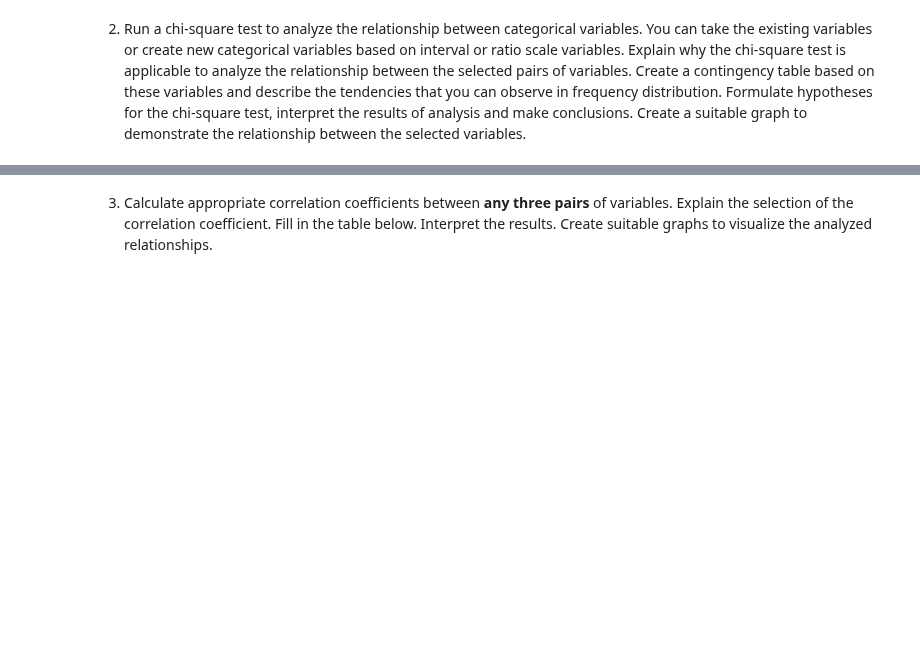
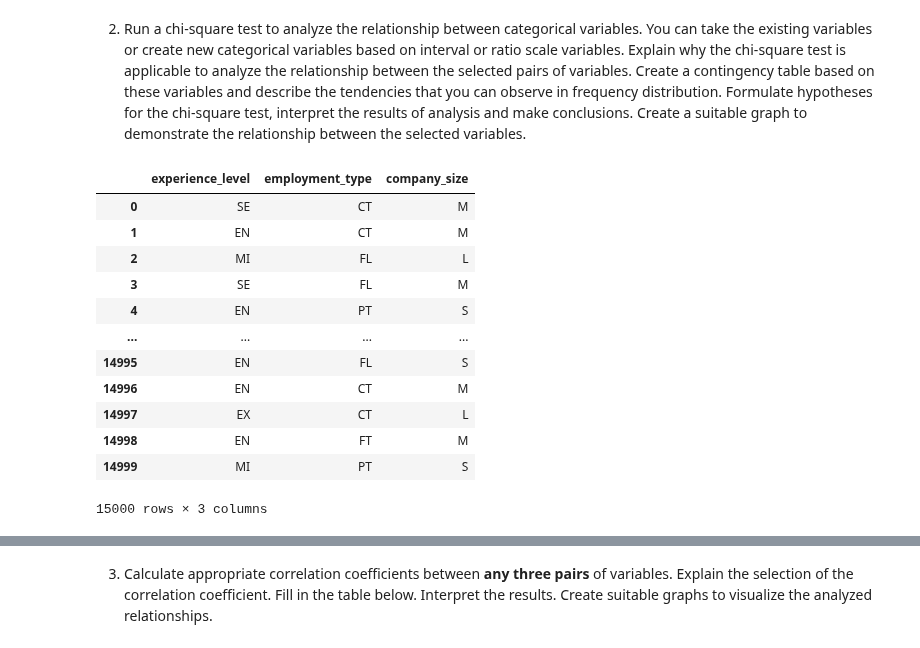
Before and after one commit to CepbluKot/hse-data-analysis-2025, a Jupyter notebook: hw2/Task2_13.09.2025.ipynb, the cells around one changed output, grey strips where cells are left out. Cells and saved outputs as stored; diff of their text form; code cells hidden in the pictures; blank space fills up the shorter version.

```diff
--- a/hw2/Task2_13.09.2025.ipynb
+++ b/hw2/Task2_13.09.2025.ipynb
@@ -123,3 +123,21 @@ as p-value < 0.05 each of variables, H1 is accepted => the distribution is signi
 2. Run a chi-square test to analyze the relationship between categorical variables. You can take the existing variables or create new categorical variables based on interval or ratio scale variables. Explain why the chi-square test is applicable to analyze the relationship between the selected pairs of variables. Create a contingency table based on these variables and describe the tendencies that you can observe in frequency distribution. Formulate hypotheses for the chi-square test, interpret the results of analysis and make conclusions. Create a suitable graph to demonstrate the relationship between the selected variables.
 # %%
 # your code here
+
+categorical_vars = ['experience_level', 'employment_type', 'company_size']
+df_categorical_vars = df[categorical_vars]
+df_categorical_vars
+# %% [output]
+|  | experience_level | employment_type | company_size |
+| 0 | SE | CT | M |
+| 1 | EN | CT | M |
+| 2 | MI | FL | L |
+| 3 | SE | FL | M |
+| 4 | EN | PT | S |
+| ... | ... | ... | ... |
+| 14995 | EN | FL | S |
+| 14996 | EN | CT | M |
+| 14997 | EX | CT | L |
+| 14998 | EN | FT | M |
+| 14999 | MI | PT | S |
+15000 rows × 3 columns
```
Also changed, not shown: parts of 3 cells of this notebook, 6 other files.
